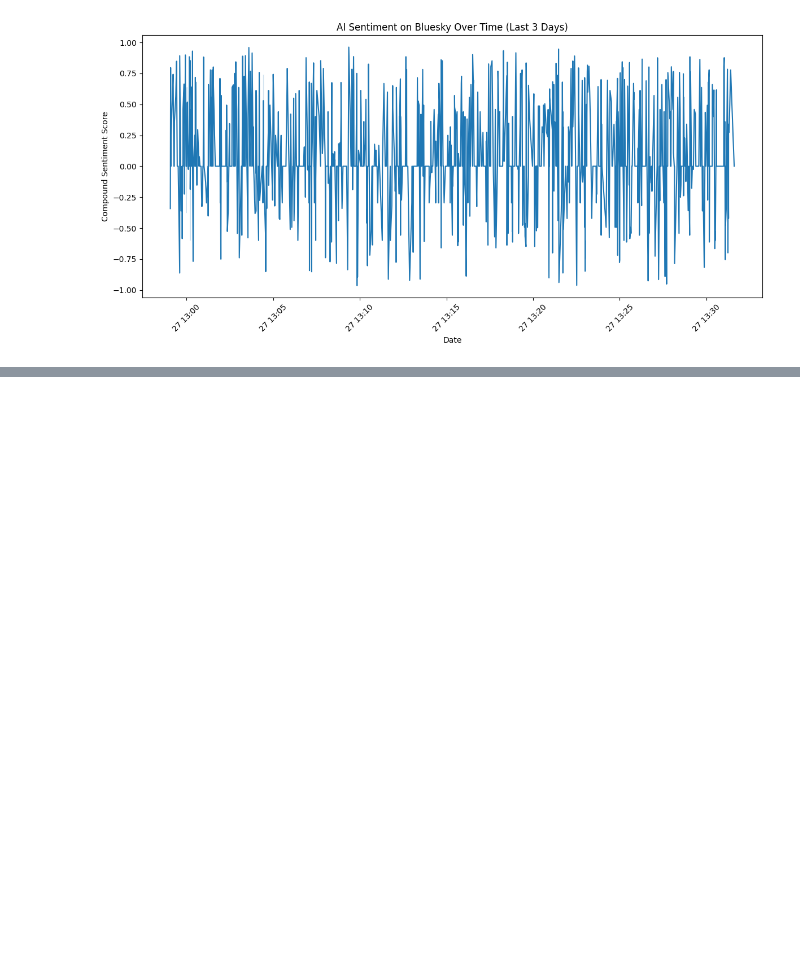
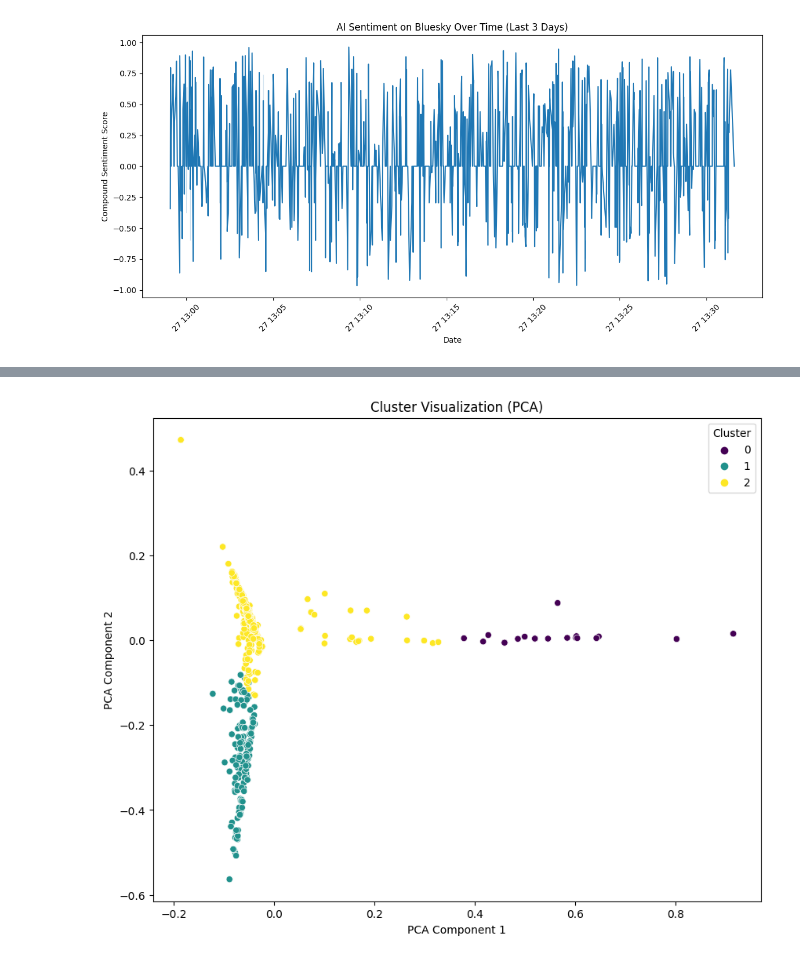
Before and after one commit to AMSUCF/DHProgramming, a Jupyter notebook: BlueSky_Gemini.ipynb, the cells around one changed output, grey strips where cells are left out. Cells and saved outputs as stored; diff of their text form; code cells hidden in the pictures; blank space fills up the shorter version.

```diff
--- a/BlueSky_Gemini.ipynb
+++ b/BlueSky_Gemini.ipynb
@@ -186,0 +280,20 @@ Name: sentiment_category, dtype: int64
+# %%
+from sklearn.decomposition import PCA
+
+# Reduce dimensions for visualization (e.g., using PCA)
+pca = PCA(n_components=2, random_state=42)
+pca_result = pca.fit_transform(tfidf_matrix.toarray()) # Convert sparse matrix to dense array
+
+df['pca_x'] = pca_result[:, 0]
+df['pca_y'] = pca_result[:, 1]
+
+# Visualize the clusters
+plt.figure(figsize=(10, 8))
+sns.scatterplot(data=df, x='pca_x', y='pca_y', hue='cluster', palette='viridis')
+plt.title('Cluster Visualization (PCA)')
+plt.xlabel('PCA Component 1')
+plt.ylabel('PCA Component 2')
+plt.legend(title='Cluster')
+plt.show()
+# %% [output]
+[figure, added]
```
Also changed, not shown: parts of 5 cells of this notebook.
